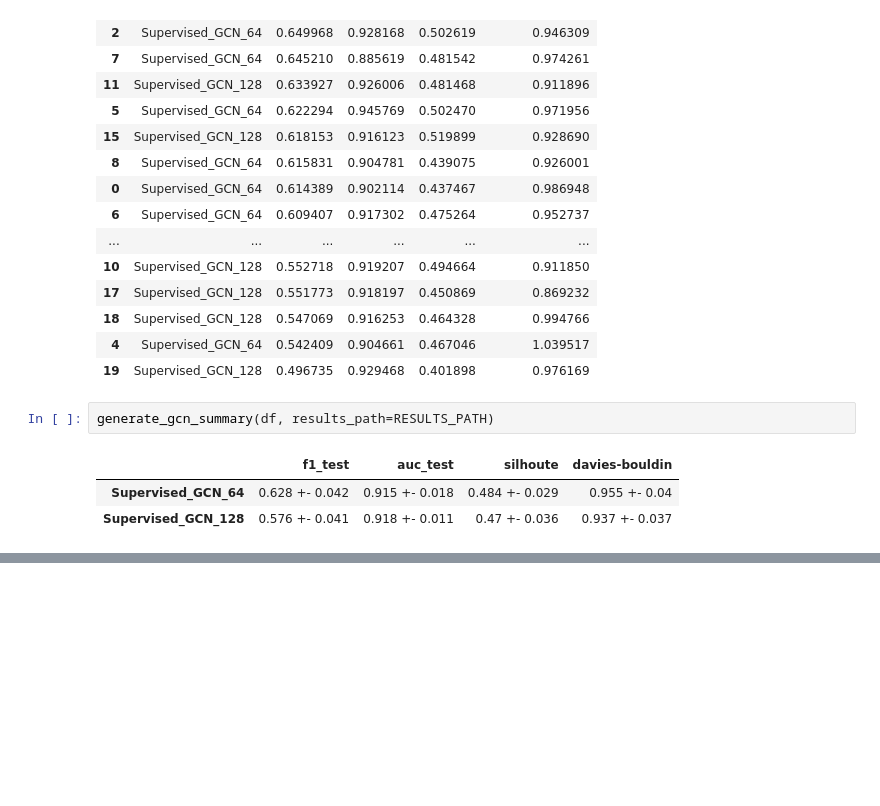
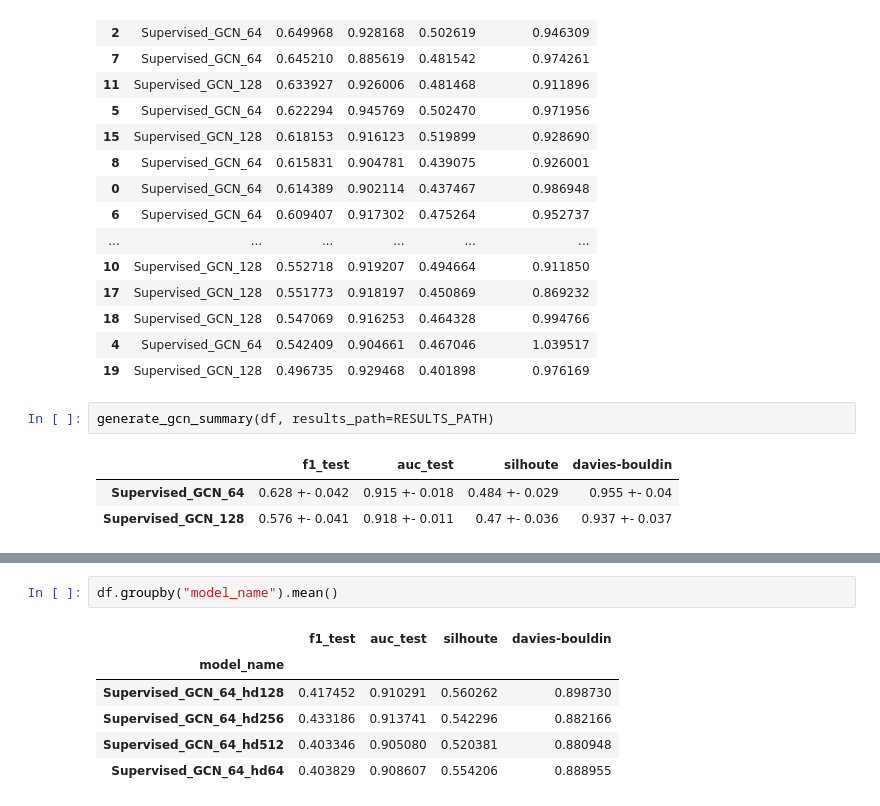
Before and after one commit to kaszycaO/representation-project, a Jupyter notebook: Summary.ipynb, the cells around one changed output, grey strips where cells are left out. Drawn from its saved outputs; the diff is of its cells as text; blank space fills up the shorter version.

```diff
--- a/Summary.ipynb
+++ b/Summary.ipynb
@@ -202,0 +224,9 @@ generate_gcn_summary(df, results_path=RESULTS_PATH)
+# %%
+df.groupby("model_name").mean()
+# %% [output]
+|  | f1_test | auc_test | silhoute | davies-bouldin |
+| model_name |  |  |  |  |
+| Supervised_GCN_64_hd128 | 0.417452 | 0.910291 | 0.560262 | 0.898730 |
+| Supervised_GCN_64_hd256 | 0.433186 | 0.913741 | 0.542296 | 0.882166 |
+| Supervised_GCN_64_hd512 | 0.403346 | 0.905080 | 0.520381 | 0.880948 |
+| Supervised_GCN_64_hd64 | 0.403829 | 0.908607 | 0.554206 | 0.888955 |
```
Also changed, not shown: parts of 1 cell of this notebook, 2 other files.
